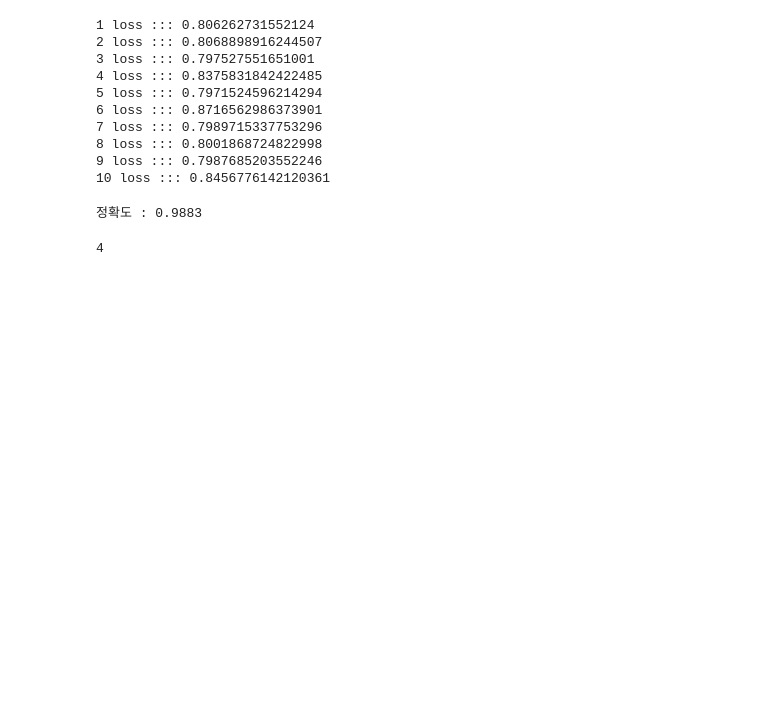
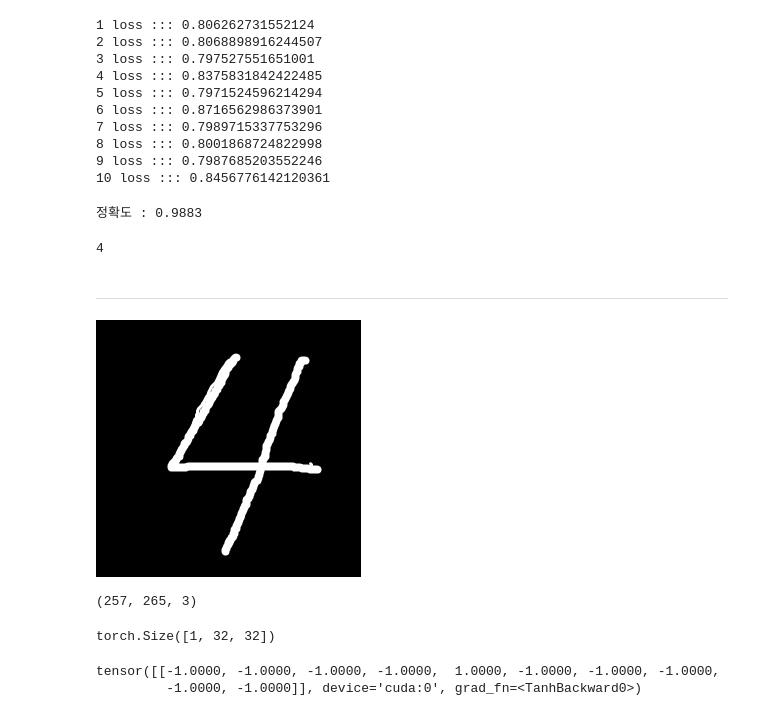
Before and after one commit to zzangyoon/deep_learning, a Jupyter notebook: 5_cnn_lenet5.ipynb, the cells around one changed output. Cells and saved outputs as stored; diff of their text form; code cells hidden in the pictures; blank space fills up the shorter version.

```diff
--- a/5_cnn_lenet5.ipynb
+++ b/5_cnn_lenet5.ipynb
@@ -243,3 +243,39 @@ predict = output.argmax(dim=1).item()
 predict
 # %% [output]
 4
+# %% [markdown]
+---
+# %%
+# 이미지 불러오기
+from PIL import Image
+
+img = Image.open("data/4.jpg")
+img
+# %% [output]
+[figure, added]
+# %%
+import numpy as np
+
+img_array = np.array(img)
+img_array.shape
+# 우리가 알던 shape 과 다르다 (-> 흑백이아니고 RGB / 차원수도 다름)
+# %% [output]
+(257, 265, 3)
+# %%
+# 이미지 전처리
+infer_transform = transforms.Compose([
+    transforms.ToTensor(),
+    transforms.Grayscale(),
+    transforms.Resize(32),
+    transforms.Normalize((0.5), (1.0))
+])
+
+infer_img = infer_transform(img)
+infer_img.size()
+# %% [output]
+torch.Size([1, 32, 32])
+# %%
+model(infer_img.to(device))
+# %% [output]
+tensor([[-1.0000, -1.0000, -1.0000, -1.0000,  1.0000, -1.0000, -1.0000, -1.0000,
+         -1.0000, -1.0000]], device='cuda:0', grad_fn=<TanhBackward0>)
```
Also changed, not shown: parts of 1 cell of this notebook, 4 other files.
